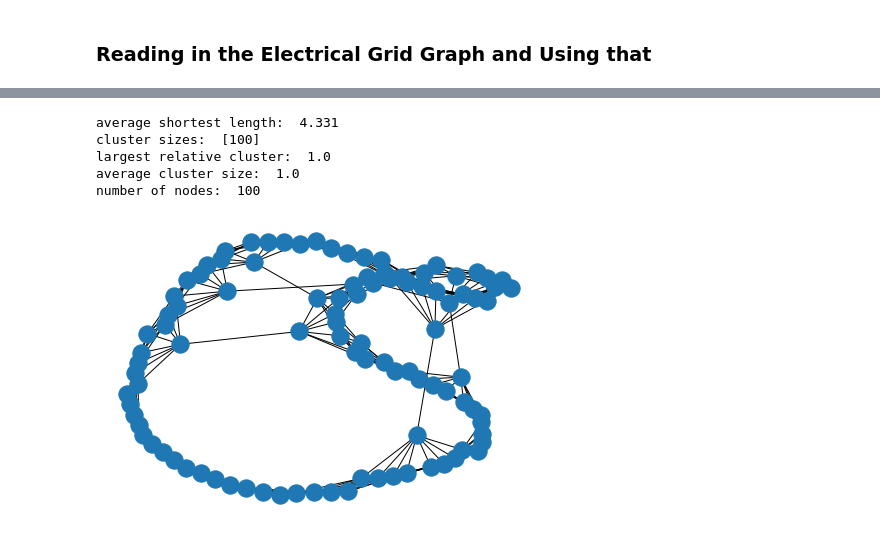
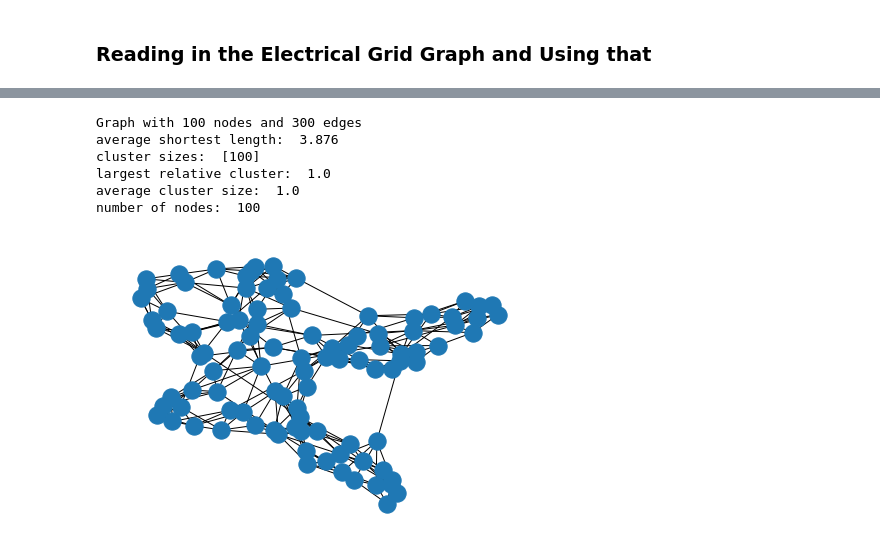
Before and after one commit to davidt315/complex_graph_robustness, a Jupyter notebook: code/Analyzing Robustness in Complex Networks.ipynb, the cells around one changed output, grey strips where cells are left out. Drawn from its saved outputs; the diff is of its cells as text; code cells hidden in the pictures.

```diff
--- a/code/Analyzing Robustness in Complex Networks.ipynb
+++ b/code/Analyzing Robustness in Complex Networks.ipynb
@@ -11,8 +12,8 @@ import seaborn as sns
 n = 10000
 m = 20000
 k = 4
-# p_ER = 0.01
-p_WS = 0.2
+p_ER = 1
+p_WS = 0.1
 
 ER = nx.gnm_random_graph(n, m)
 # ER = nx.erdos_renyi_graph(n, p_ER)
@@ -101,20 +116,22 @@ def clusters(G):
 # %%
-WS = nx.watts_strogatz_graph(100, 8, p_WS)
+WS = nx.watts_strogatz_graph(100, 7, p_WS)
+print(WS)
 nx.draw(WS)
 largest_cluster, avg_cluster = clusters(WS)
 
 print("average shortest length: ", average_shortest_length(WS))
 print("cluster sizes: ", get_clusters(WS))
 print("largest relative cluster: ", largest_cluster)
 print("average cluster size: ", avg_cluster)
 print("number of nodes: ", len(WS.nodes()))
 # %% [output]
-average shortest length:  4.331
+Graph with 100 nodes and 300 edges
+average shortest length:  3.876
 cluster sizes:  [100]
 largest relative cluster:  1.0
 average cluster size:  1.0
 number of nodes:  100
-[figure, old version]
+[figure, new version]
 # %%
 random_attack(WS, 50)
 nx.draw(WS)
```
Also changed, not shown: parts of 14 cells of this notebook.
